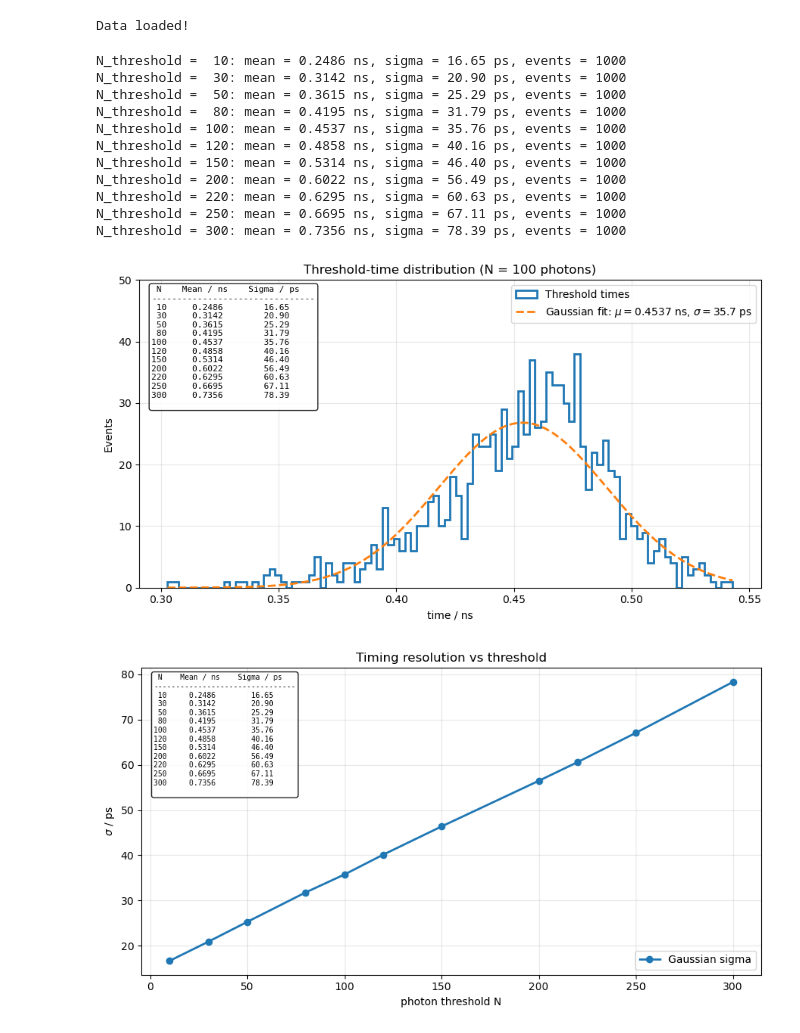
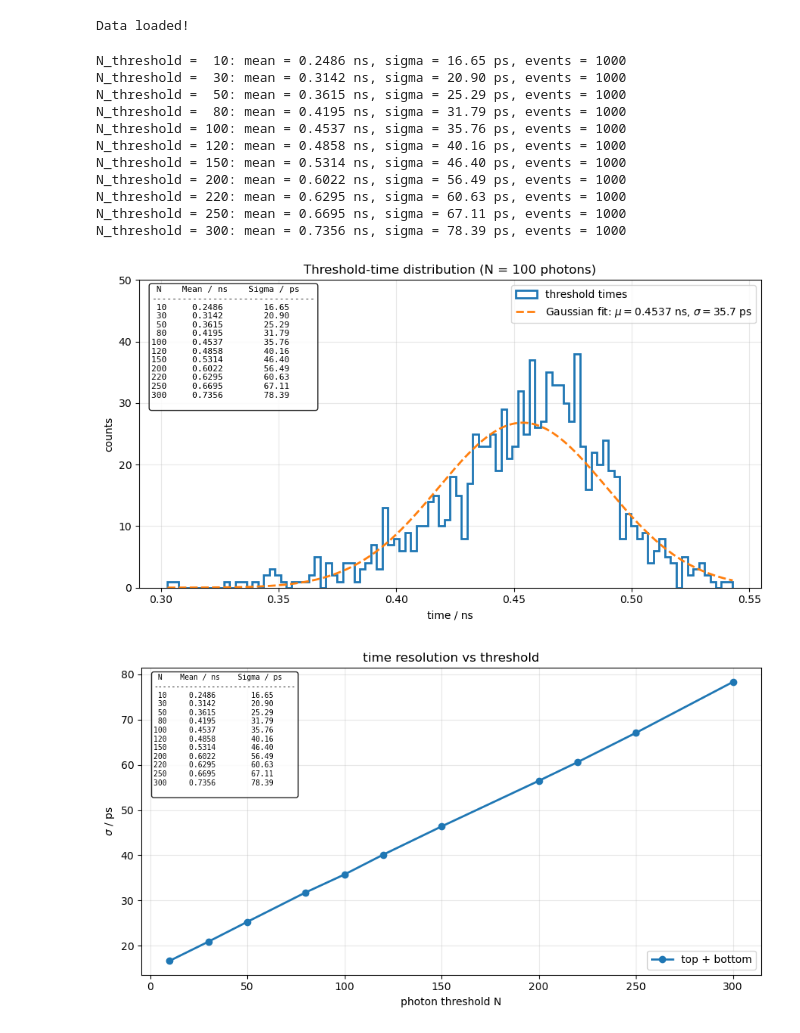
Before and after one commit to RobDerk/insight-tagger-scintillator-simulation-geant4-analysis, a Jupyter notebook: analysis2/Untitled.ipynb, the cells around one changed output. Drawn from its saved outputs; the diff is of its cells as text; code cells hidden in the pictures.

```diff
--- a/analysis2/Untitled.ipynb
+++ b/analysis2/Untitled.ipynb
@@ -319,7 +319,7 @@ counts, bin_edges, _ = ax.hist(
     bins=bins,
     histtype="step",
     linewidth=2,
-    label="Threshold times"
+    label="threshold times"
 )
 
 bin_width = (
@@ -380,7 +380,7 @@ ax.text(
     )
 )
 ax.set_xlabel("time / ns")
-ax.set_ylabel("Events")
+ax.set_ylabel("counts")
 
 ax.set_title(
     f"Threshold-time distribution "
@@ -409,7 +409,7 @@ ax.plot(
     threshold_statistics["GaussianSigma_ps"],
     marker="o",
     linewidth=2,
-    label="Gaussian sigma"
+    label="top + bottom"
 )
 
 stats_text = " N    Mean / ns    Sigma / ps\n"
@@ -434,35 +434,35 @@ ax.text(
         boxstyle="round",
         facecolor="white",
         alpha=0.85
     )
 )
 
 ax.set_xlabel("photon threshold N")
 ax.set_ylabel(r"$\sigma$ / ps")
-ax.set_title("Timing resolution vs threshold")
+ax.set_title("time resolution vs threshold")
 
 ax.grid(alpha=0.3)
 ax.legend(loc="lower right")
 
 fig.tight_layout()
 
 save_plot("timing_resolution_vs_threshold")
 
 plt.show()
 # %% [output]
 N_threshold =  10: mean = 0.2486 ns, sigma = 16.65 ps, events = 1000
 N_threshold =  30: mean = 0.3142 ns, sigma = 20.90 ps, events = 1000
 N_threshold =  50: mean = 0.3615 ns, sigma = 25.29 ps, events = 1000
 N_threshold =  80: mean = 0.4195 ns, sigma = 31.79 ps, events = 1000
 N_threshold = 100: mean = 0.4537 ns, sigma = 35.76 ps, events = 1000
 N_threshold = 120: mean = 0.4858 ns, sigma = 40.16 ps, events = 1000
 N_threshold = 150: mean = 0.5314 ns, sigma = 46.40 ps, events = 1000
 N_threshold = 200: mean = 0.6022 ns, sigma = 56.49 ps, events = 1000
 N_threshold = 220: mean = 0.6295 ns, sigma = 60.63 ps, events = 1000
 N_threshold = 250: mean = 0.6695 ns, sigma = 67.11 ps, events = 1000
 N_threshold = 300: mean = 0.7356 ns, sigma = 78.39 ps, events = 1000
 [figure]
-[figure, old version]
+[figure, new version]
 # %%
 # Auswertung getrennt für top und bottom (nur Szintillationslicht)
 
```
Also changed, not shown: parts of 1 cell of this notebook, 5 other files.
